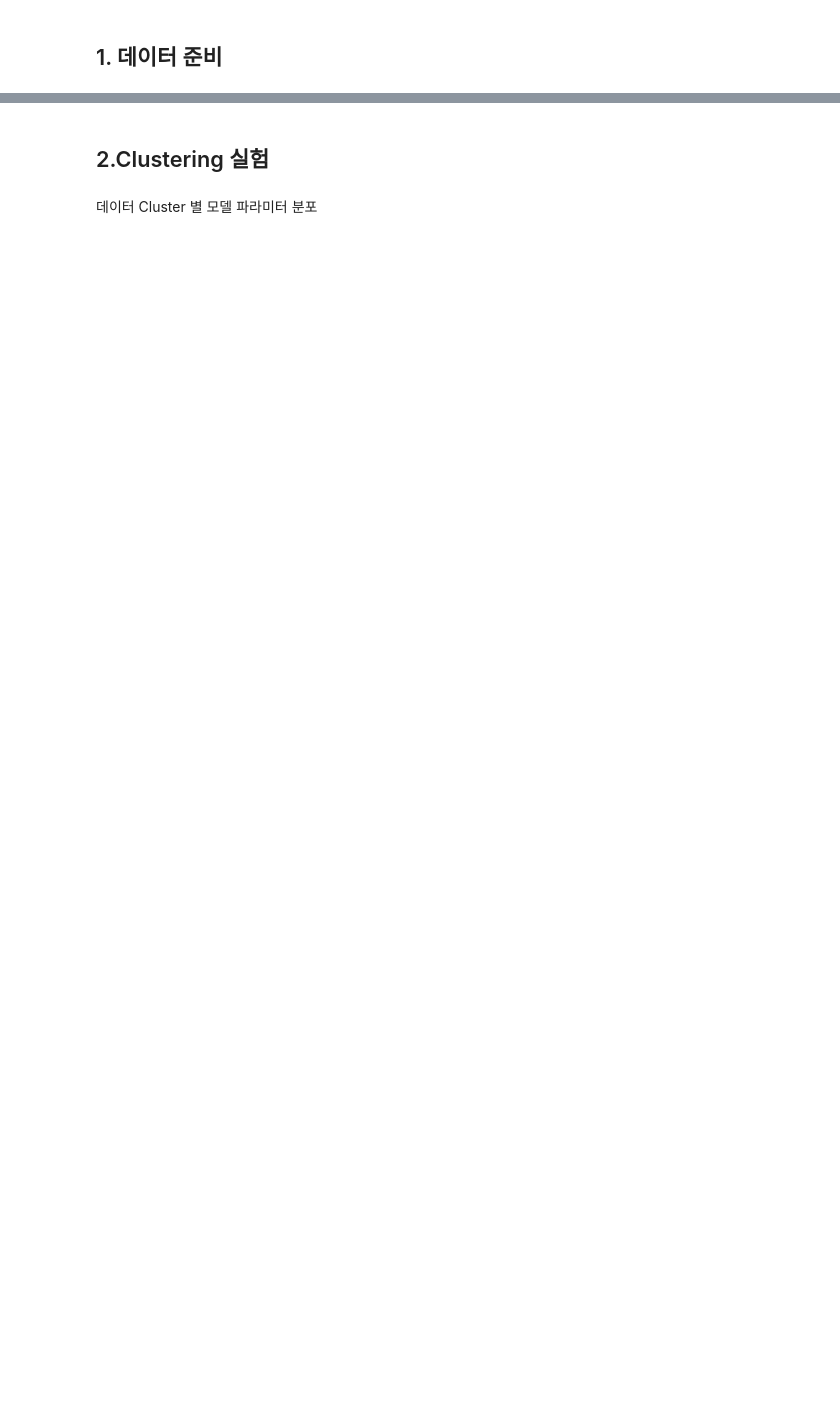
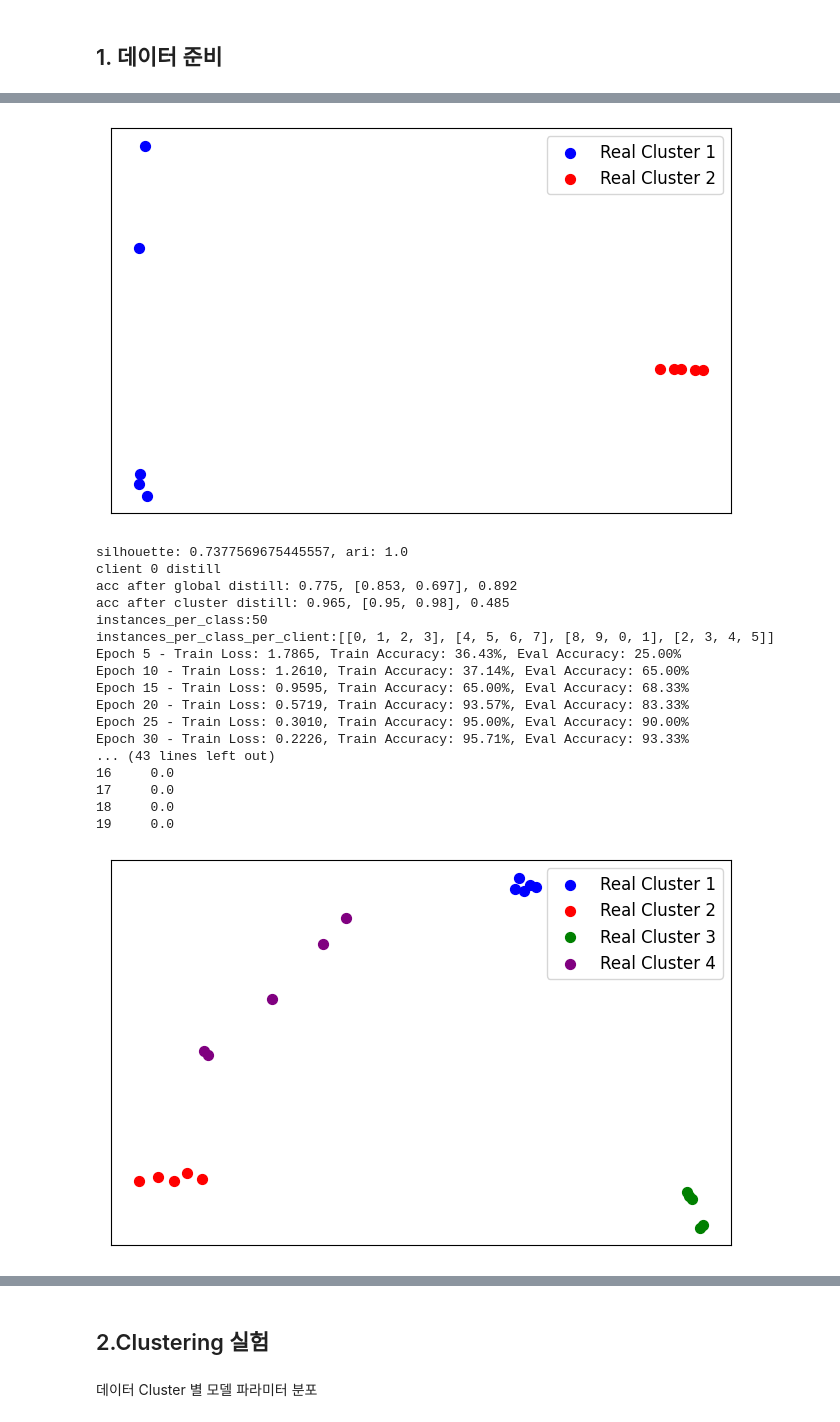
Before and after one commit to yangbaechu/FD-with-Label-Based-Group-Structure, a Jupyter notebook: FedCD.ipynb, the cells around one changed output, grey strips where cells are left out. Cells and saved outputs as stored; diff of their text form; code cells hidden in the pictures; blank space fills up the shorter version.

```diff
--- a/FedCD.ipynb
+++ b/FedCD.ipynb
@@ -367,7 +367,7 @@ def make_global_logit(n_clients, total_client_data, distill_data, number_of_clus
     server_idcs = generate_server_idcs(test_idcs, test_labels, int(distill_data//10))
 
     # client_idcs = split_noniid(train_idcs, train_labels, alpha=alpha, n_clients=N_CLIENTS)
-    client_idcs = split_contain_2class(train_idcs, train_labels, n_clients, instance_per_class, instances_per_class_per_client)
+    client_idcs = split_contain_multiclass(train_idcs, train_labels, n_clients, instance_per_class, instances_per_class_per_client)
 
     client_data = [CustomSubset(data, idcs) for idcs in client_idcs]
     test_data = CustomSubset(data, server_idcs, transforms.Compose([transforms.ToTensor()]))
@@ -519,19 +518,19 @@ df_cluster_accs = pd.DataFrame(columns=['before_distill', 'global_distill', 'clu
 df_global_accs = pd.DataFrame(columns=['before_distill', 'global_distill', 'cluster_distill'])
 
 instances_per_class = 100  # Number of instances of each class for each client
+class_per_cluster = 4
 
+# Iterate over different cluster_count values
+for cluster_count in [2, 4, 6, 8, 10]:
+    n_clients = cluster_count * 5
+    instances_per_class_per_client = get_combination_4(cluster_count)
 
-cluster_count = 6
-n_clients = cluster_count * 5
-instances_per_class_per_client = generate_random_non_overlapping_pairs(cluster_count)
+    client_accs, cluster_accs, global_accs  = cluster_train_result_exp(
+        n_clients, 50000, 5000, cluster_count, [1/cluster_count] * cluster_count, int(200/class_per_cluster), instances_per_class_per_client
+    )
 
-
-client_accs, cluster_accs, global_accs  = cluster_train_result_exp(
-    n_clients, 50000, 5000, cluster_count, [1/cluster_count] * cluster_count, instances_per_class, instances_per_class_per_client
-)
-
-# Assuming that each of client_accs, cluster_accs, global_accs contains 3 data points
-df_client_accs.loc['0%'] = client_accs
-df_cluster_accs.loc['0%'] = cluster_accs
-df_global_accs.loc['0%'] = global_accs
+    # Use the current cluster_count value as the index for the DataFrame
+    df_client_accs.loc[cluster_count] = client_accs
+    df_cluster_accs.loc[cluster_count] = cluster_accs
+    df_global_accs.loc[cluster_count] = global_accs
 # %% [output]
@@ -554,0 +554,19 @@ Epoch 30 - Train Loss: 0.1038, Train Accuracy: 97.86%, Eval Accuracy: 96.67%
+[figure, added]
+silhouette: 0.7377569675445557, ari: 1.0
+client 0 distill
+acc after global distill: 0.775, [0.853, 0.697], 0.892
+acc after cluster distill: 0.965, [0.95, 0.98], 0.485
+instances_per_class:50
+instances_per_class_per_client:[[0, 1, 2, 3], [4, 5, 6, 7], [8, 9, 0, 1], [2, 3, 4, 5]]
+Epoch 5 - Train Loss: 1.7865, Train Accuracy: 36.43%, Eval Accuracy: 25.00%
+Epoch 10 - Train Loss: 1.2610, Train Accuracy: 37.14%, Eval Accuracy: 65.00%
+Epoch 15 - Train Loss: 0.9595, Train Accuracy: 65.00%, Eval Accuracy: 68.33%
+Epoch 20 - Train Loss: 0.5719, Train Accuracy: 93.57%, Eval Accuracy: 83.33%
+Epoch 25 - Train Loss: 0.3010, Train Accuracy: 95.00%, Eval Accuracy: 90.00%
+Epoch 30 - Train Loss: 0.2226, Train Accuracy: 95.71%, Eval Accuracy: 93.33%
+... (43 lines left out)
+16     0.0
+17     0.0
+18     0.0
+19     0.0
+[figure, added]
```
Also changed, not shown: parts of 7 cells of this notebook, 2 other files.
